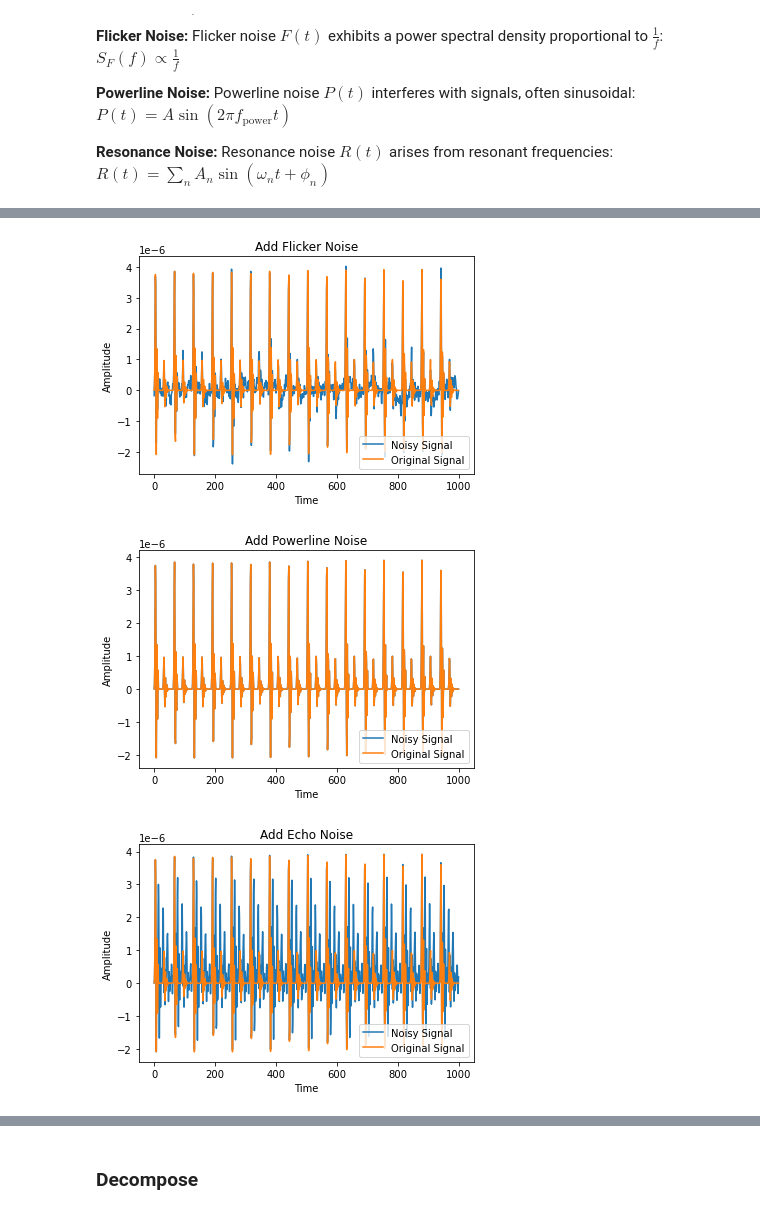
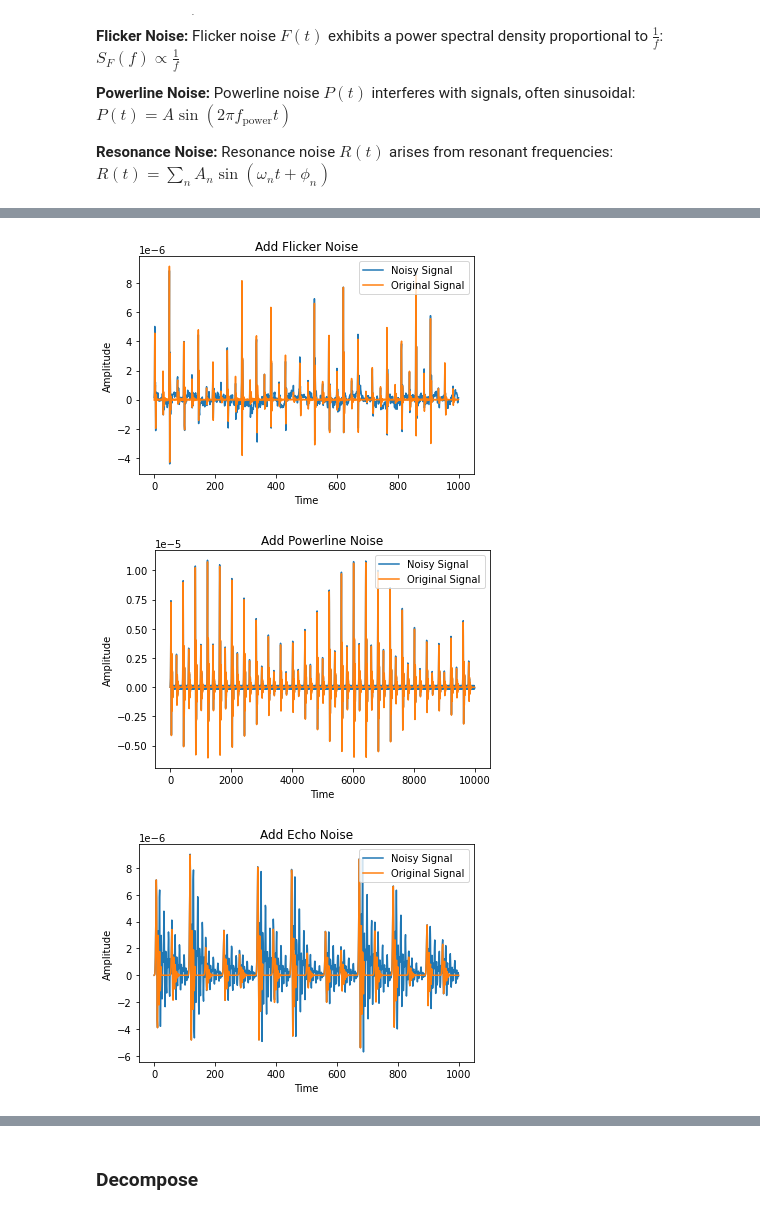
Before and after one commit to A-Big-Tortoise/NRSR_Tutorial, a Jupyter notebook: Tutorial.ipynb, the cells around one changed output, grey strips where cells are left out. Saved outputs shown, nothing was run; the diff lists cells and outputs as text; code cells hidden in the pictures.

```diff
--- a/Tutorial.ipynb
+++ b/Tutorial.ipynb
@@ -172,23 +173,23 @@ signal_with_brown_noise = add_colored_noise(signal, model='brown', show=True)
 # %%
-from dsp import add_flicker_noise, load_demo
-signal, _, _, _= load_demo()
+from dsp import add_flicker_noise, scg
+signal = scg(duration=10, sampling_rate=100)
 signal_with_flicker_noise = add_flicker_noise(signal, show=True)
 # %% [output]
-[figure, old version]
+[figure, new version]
 # %%
-from dsp import add_powerline_noise, load_demo
-signal, _, _, _= load_demo()
+from dsp import add_powerline_noise, scg
+signal = scg(duration=10, sampling_rate=1000)
 # signal_with_thermal_noise = add_thermal_noise(signal, show=True)
-signal_with_power_line = add_powerline_noise(signal, show=True)
+signal_with_power_line = add_powerline_noise(signal,sampling_rate=1000, duration=10, show=True)
 # %% [output]
-[figure, old version]
+[figure, new version]
 # %%
-from dsp import add_echo_noise, load_demo
-signal, _, _, _= load_demo()
+from dsp import add_echo_noise, scg
+signal = scg(duration=10, sampling_rate=100)
 
 attenuation_factor = [0.8, 0.6, 0.4]
 delay_factor = [10, 25, 40]
 noisy_signal = add_echo_noise(signal, 3, attenuation_factor, delay_factor, show=True)
 # %% [output]
-[figure, old version]
+[figure, new version]
 # %%
```
Also changed, not shown: parts of 30 cells of this notebook, 1 other file.
